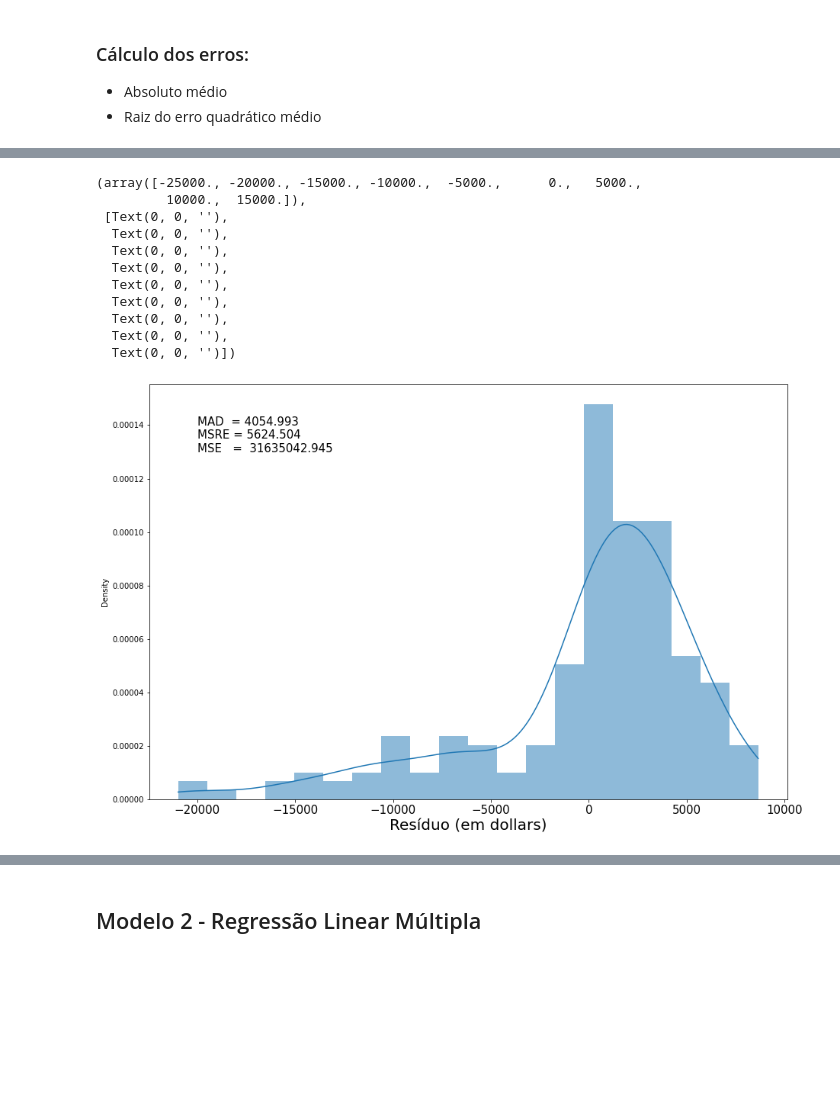
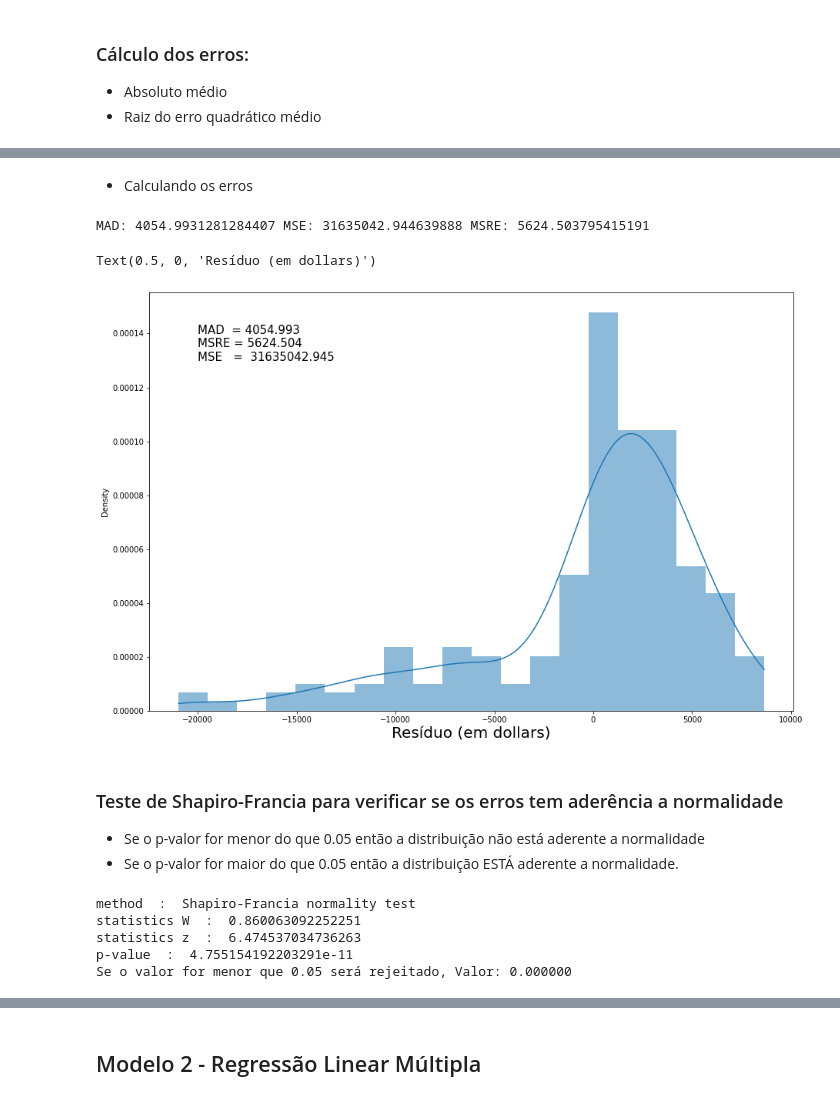
Before and after one commit to EduPekUfpr/PPGOLD7037, a Jupyter notebook: 03-DS_PPGOLD_RegressaoLinear/DS_PPGOLD_Aula03_RegressaoLinear.ipynb, the cells around one changed output, grey strips where cells are left out. Saved outputs shown, nothing was run; the diff lists cells and outputs as text; code cells hidden in the pictures; blank space fills up the shorter version.

```diff
--- a/03-DS_PPGOLD_RegressaoLinear/DS_PPGOLD_Aula03_RegressaoLinear.ipynb
+++ b/03-DS_PPGOLD_RegressaoLinear/DS_PPGOLD_Aula03_RegressaoLinear.ipynb
@@ -239,3 +319,6 @@ plt.close()
 
 * Absoluto médio
 * Raiz do erro quadrático médio
+# %%
+df_linear.loc[:,'Deviation'] = df_linear['Yhat']-df_linear['price']
+df_linear.head(20)
@@ -241,0 +343,4 @@ plt.close()
+# %%
+#Criando uma nova coluna com o erro absoluto
+df_linear.loc[:,'AbsDeviation'] = abs(df_linear['Yhat']-df_linear['price'])
+df_linear.head(20)
@@ -241,0 +365,4 @@ plt.close()
+# %%
+# Quadrado do absoluto
+df_linear.loc[:,'SquaredError'] = (df_linear['price']-df_linear['Yhat'])**2
+df_linear.head(20)
@@ -242,29 +387,31 @@ plt.close()
+# %% [markdown]
+* Calculando os erros
+# %%
+#Mean Absolute Desviation - Erro absoluto médio
+MAD = df_linear['AbsDeviation'].mean()
+
+#Mean Squared Error - Erro quadrado médio
+MSE = df_linear['SquaredError'].mean()
+
+#Mean Squared Root Error = Raiz do erro quadrado médio
+MSRE = math.sqrt(MSE)
+
+print('MAD:',MAD,'MSE:',MSE,'MSRE:',MSRE)
+# %% [output]
+MAD: 4054.9931281284407 MSE: 31635042.944639888 MSRE: 5624.503795415191
 # %%
 %matplotlib inline
 plt.figure(figsize=(15, 10))
 
-res = Yhat - Y
-resAbs = abs(res)
-MAD = resAbs.mean()
+tt = "MAD  = %.3f \nMSRE = %.3f \nMSE   =  %.3f" % (MAD, MSRE, MSE)
 
-MSRE = math.sqrt(mean_squared_error(Y,Yhat))
-
-tt = "MAD  = %.3f \nMSRE = %.3f \nMSE   =  %.3f" % (MAD, MSRE, mean_squared_error(Y,Yhat))
-
-sns.histplot(x=res, kde=True, stat="density", linewidth=0)
+sns.histplot(x=df_linear['Deviation'], kde=True, stat="density", linewidth=0)
 plt.text(-20000, 0.00013, tt, size=15, color = "black")
 plt.xlabel('Resíduo (em dollars)', size = 20)
-plt.xticks(size = 15)
 # %% [output]
-(array([-25000., -20000., -15000., -10000.,  -5000.,      0.,   5000.,
-         10000.,  15000.]),
- [Text(0, 0, ''),
-  Text(0, 0, ''),
-  Text(0, 0, ''),
-  Text(0, 0, ''),
-  Text(0, 0, ''),
-  Text(0, 0, ''),
-  Text(0, 0, ''),
-  Text(0, 0, ''),
-  Text(0, 0, '')])
+Text(0.5, 0, 'Resíduo (em dollars)')
-[figure, old version]
+[figure, new version]
+# %% [markdown]
+### Teste de Shapiro-Francia para verificar se os erros tem aderência a normalidade
+* Se o p-valor for menor do que 0.05 então a distribuição não está aderente a normalidade
+* Se o p-valor for maior do que 0.05 então a distribuição ESTÁ aderente a normalidade.
@@ -270,0 +425,10 @@ plt.xticks(size = 15)
+# %%
+shapiro_test = shapiro_francia(df_linear['Deviation'])
+#shapiro_test
+print("Se o valor for menor que 0.05 será rejeitado, Valor: {:.6f}".format(shapiro_test['p-value']))
+# %% [output]
+method  :  Shapiro-Francia normality test
+statistics W  :  0.860063092252251
+statistics z  :  6.474537034736263
+p-value  :  4.755154192203291e-11
+Se o valor for menor que 0.05 será rejeitado, Valor: 0.000000
```
Also changed, not shown: parts of 98 cells of this notebook, 6 other files.
